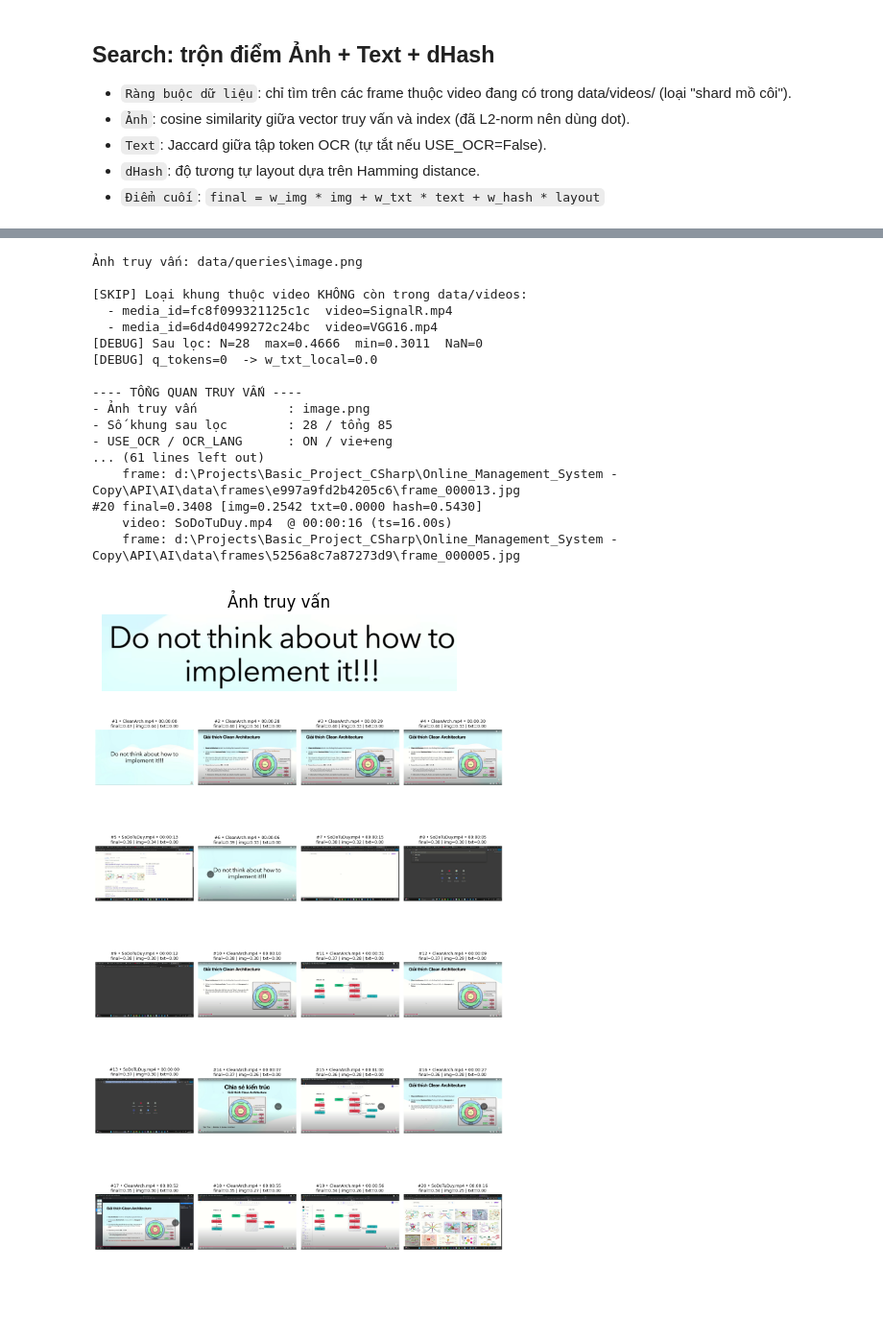
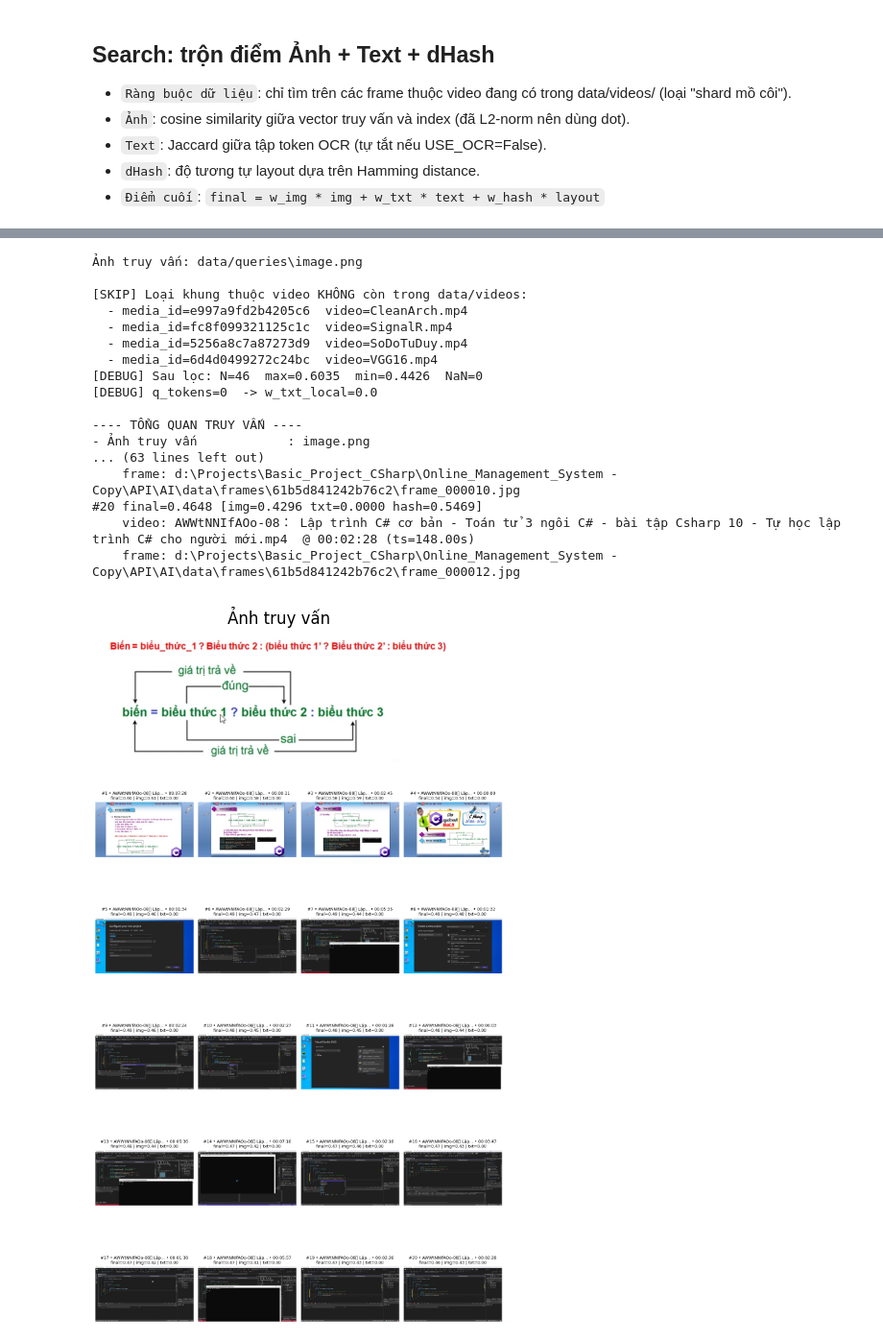
Before and after one commit to itsductai/Online_Learning_Management_System_Project, a Jupyter notebook: API/AI/olms_image_search_full_ocr_dhash_adjacent.ipynb, the cells around one changed output, grey strips where cells are left out. Shown at 96% size. Drawn from its saved outputs; the diff is of its cells as text; code cells hidden in the pictures; blank space fills up the shorter version.

Commit message:
feat (search-image): chạy lại code trên vscode

```diff
--- a/API/AI/olms_image_search_full_ocr_dhash_adjacent.ipynb
+++ b/API/AI/olms_image_search_full_ocr_dhash_adjacent.ipynb
@@ -662,7 +657,7 @@ if vecs_all.shape[0] == 0:
 # ==== RÀNG BUỘC THEO VIDEO CÒN TỒN TẠI TRONG data/videos ====
 # - Lấy danh sách video thực sự đang có trong thư mục data/videos (đường dẫn tuyệt đối).
 # - Chỉ giữ lại các hàng meta có video_path tồn tại trong tập này.
-videos_dir = "data/videos"
+videos_dir = "API/AI/data/videos"
 existing_videos = set(
     os.path.abspath(os.path.join(videos_dir, f))
     for f in os.listdir(videos_dir)
@@ -854,40 +849,40 @@ plt.figure(figsize=(cols * 3.2, rows * 3.8))            # kích thước figure
 for i, r in enumerate(res, start=1):
     ax = plt.subplot(rows, cols, i)
 
     # Hiển thị ảnh kết quả
     try:
         ax.imshow(Image.open(r["frame_path"]))
     except Exception:
         ax.imshow(Image.new("RGB", (224,224), (240,240,240)))
     ax.axis("off")
 
     # Caption chia 2 dòng: dòng 1 = rank + video + time, dòng 2 = điểm
     vid = r["video_name"]
     if len(vid) > 22:  # rút gọn tên video nếu quá dài để tránh tràn
         vid = vid[:19] + "..."
     line1 = f"#{r['rank']} • {vid} • {r['hhmmss']}"
     line2 = f"final={r['score']:.2f} | img={r['score_img']:.2f} | txt={r['score_txt']:.2f}"
     ax.set_title(f"{line1}\n{line2}", fontsize=9)
 
 plt.tight_layout()
 plt.show()
 # %% [output]
 Ảnh truy vấn: data/queries\image.png
 
 [SKIP] Loại khung thuộc video KHÔNG còn trong data/videos:
+  - media_id=e997a9fd2b4205c6  video=CleanArch.mp4
   - media_id=fc8f099321125c1c  video=SignalR.mp4
+  - media_id=5256a8c7a87273d9  video=SoDoTuDuy.mp4
   - media_id=6d4d0499272c24bc  video=VGG16.mp4
-[DEBUG] Sau lọc: N=28  max=0.4666  min=0.3011  NaN=0
+[DEBUG] Sau lọc: N=46  max=0.6035  min=0.4426  NaN=0
 [DEBUG] q_tokens=0  -> w_txt_local=0.0
 
 ---- TỔNG QUAN TRUY VẤN ----
 - Ảnh truy vấn            : image.png
-- Số khung sau lọc        : 28 / tổng 85
-- USE_OCR / OCR_LANG      : ON / vie+eng
-... (61 lines left out)
-    frame: d:\Projects\Basic_Project_CSharp\Online_Management_System - Copy\API\AI\data\frames\e997a9fd2b4205c6\frame_000013.jpg
-#20 final=0.3408 [img=0.2542 txt=0.0000 hash=0.5430]
-    video: SoDoTuDuy.mp4  @ 00:00:16 (ts=16.00s)
-    frame: d:\Projects\Basic_Project_CSharp\Online_Management_System - Copy\API\AI\data\frames\5256a8c7a87273d9\frame_000005.jpg
+... (63 lines left out)
+    frame: d:\Projects\Basic_Project_CSharp\Online_Management_System - Copy\API\AI\data\frames\61b5d841242b76c2\frame_000010.jpg
+#20 final=0.4648 [img=0.4296 txt=0.0000 hash=0.5469]
+    video: AWWtNNIfAOo-08： Lập trình C# cơ bản - Toán tử 3 ngôi C# - bài tập Csharp 10 - Tự học lập trình C# cho người mới.mp4  @ 00:02:28 (ts=148.00s)
+    frame: d:\Projects\Basic_Project_CSharp\Online_Management_System - Copy\API\AI\data\frames\61b5d841242b76c2\frame_000012.jpg
-[figure, old version]
+[figure, new version]
-[figure, old version]
+[figure, new version]
```
Also changed, not shown: parts of 4 cells of this notebook.
